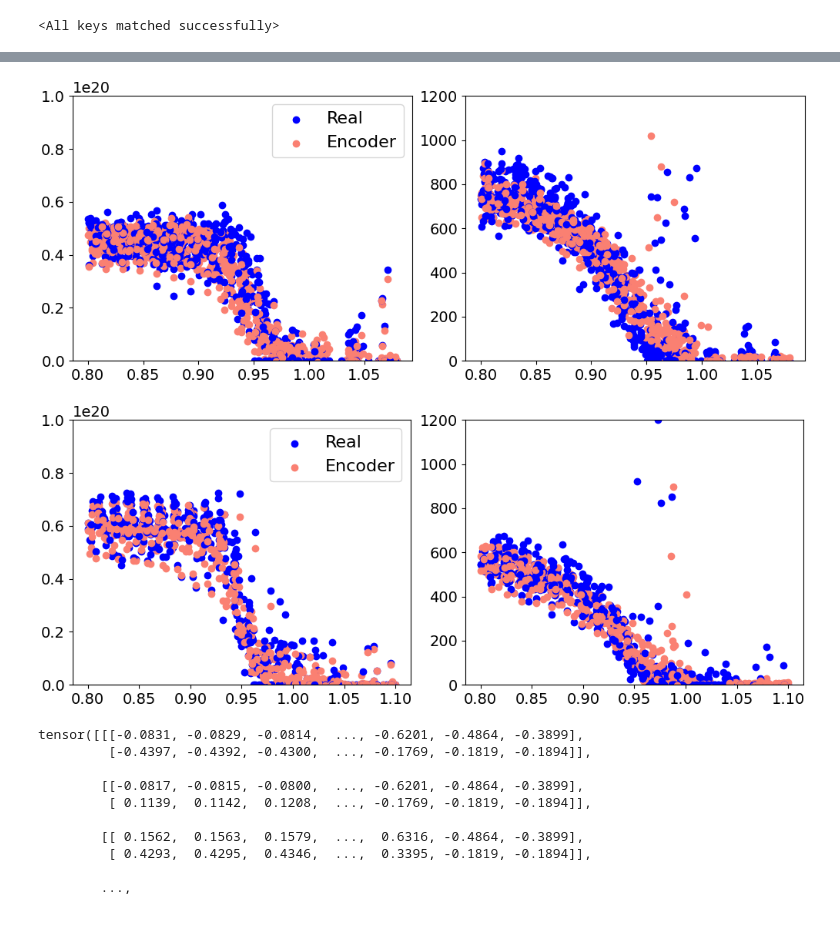
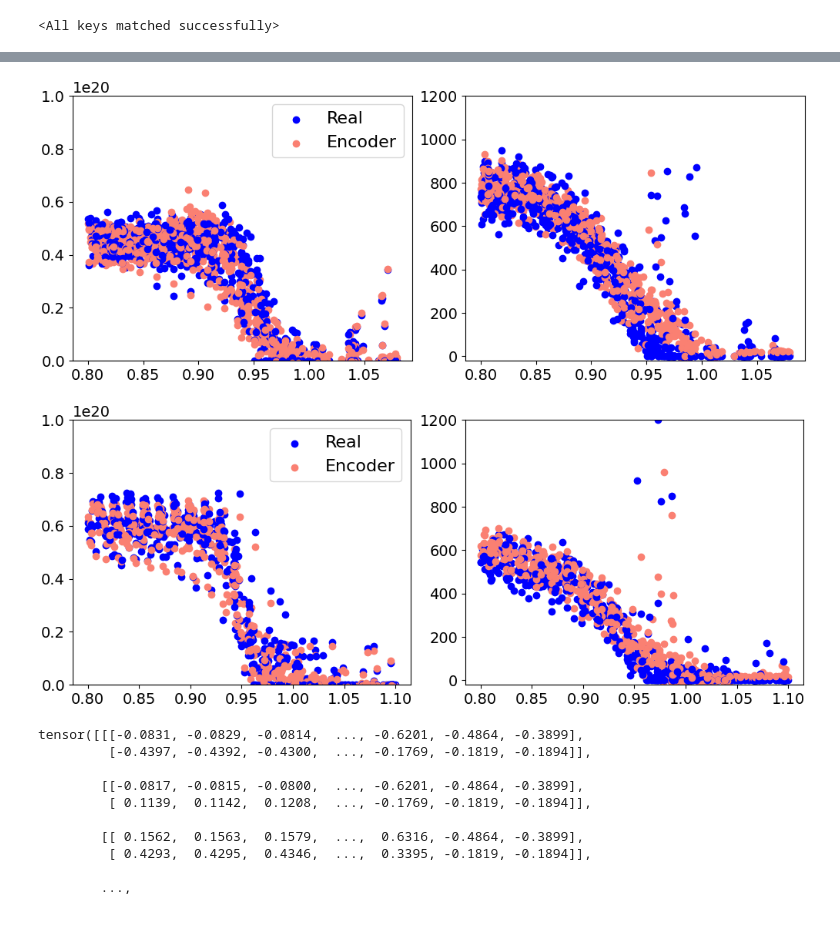
Before and after one commit to fusionby2030/moxie, a Jupyter notebook: experiments/EPED_oder_uns/Paper_Figures.ipynb, the cells around one changed output, grey strips where cells are left out. Saved outputs shown, nothing was run; the diff lists cells and outputs as text; code cells hidden in the pictures.

```diff
--- a/experiments/EPED_oder_uns/Paper_Figures.ipynb
+++ b/experiments/EPED_oder_uns/Paper_Figures.ipynb
@@ -23,7 +23,7 @@ plt.rc('legend', fontsize=MEDIUM_SIZE)    # legend fontsize
 plt.rc('figure', titlesize=BIGGER_SIZE)  # fontsize of the figure title
 %matplotlib widget
 # %%
-with open('/home/adam/ENR_Sven/moxie/data/processed/pedestal_profiles_ML_READY_ak_09022022.pickle', 'rb') as file:
+with open('/home/kitadam/ENR_Sven/moxie/data/processed/pedestal_profiles_ML_READY_ak_09022022.pickle', 'rb') as file:
     full_dict = pickle.load(file)
     train_X, train_y, train_mask, train_radii, train_ids = full_dict['train_dict']['padded']['profiles'],full_dict['train_dict']['padded']['controls'], full_dict['train_dict']['padded']['masks'], full_dict['train_dict']['padded']['radii'] , full_dict['train_dict']['padded']['pulse_time_ids']
     val_X, val_y, val_mask, val_radii, val_ids = full_dict['val_dict']['padded']['profiles'],full_dict['val_dict']['padded']['controls'], full_dict['val_dict']['padded']['masks'], full_dict['val_dict']['padded']['radii'], full_dict['val_dict']['padded']['pulse_time_ids']
@@ -31,8 +31,18 @@ with open('/home/adam/ENR_Sven/moxie/data/processed/pedestal_profiles_ML_READY_a
 
 train_pulse_order = [int(x.split('/')[0]) for x in train_ids]
 train_pulses = list(set(train_pulse_order))
+train_pulse_ids = [[index for index in range(len(train_pulse_order)) if train_pulse_order[index] == pulse] for pulse in train_pulses]
+
+val_pulse_order = [int(x.split('/')[0]) for x in val_ids]
+val_pulses = list(set(val_pulse_order))
+val_pulse_ids = [[index for index in range(len(val_pulse_order)) if val_pulse_order[index] == pulse] for pulse in val_pulses]
+
+test_pulse_order = [int(x.split('/')[0]) for x in test_ids]
+test_pulses = list(set(test_pulse_order))
+test_pulse_ids = [[index for index in range(len(test_pulse_order)) if test_pulse_order[index] == pulse] for pulse in test_pulses]
+
 machine_param_order = ['Q95', 'RGEO', 'CR0', 'VOLM', 'TRIU', 'TRIL', 'ELON', 'POHM', 'IPLA', 'BVAC', 'NBI', 'ICRH', 'ELER']
-jet_pedestal_database = pd.read_csv('/home/adam/ENR_Sven/moxie/data/processed/jet-pedestal-database.csv')
+jet_pedestal_database = pd.read_csv('/home/kitadam/ENR_Sven/moxie/data/raw/jet-pedestal-database.csv')
 jet_pedestal_database = jet_pedestal_database[(jet_pedestal_database['FLAG:HRTSdatavalidated'] > 0) & (jet_pedestal_database['FLAG:DEUTERIUM'] == 1)]
 relevant_columns = ['shot', 'nepedheight10^19(m^-3)','Tepedheight(keV)', 'B(T)','Ip(MA)', 'q95',  'R(m)', 'a(m)','gasflowrateofmainspecies10^22(e/s)',  'P_TOT=PNBI+Pohm+PICRH-Pshi(MW)', 'P_ICRH(MW)', 'P_NBI(MW)','plasmavolume(m^3)', 'averagetriangularity', 'divertorconfiguration', 'FLAG:Seeding', 'FLAG:Kicks',
  'FLAG:RMP',
@@ -85,7 +95,7 @@ experiment_dict =    {
 
     }
 # %%
-experiment_name = "CURRENT" # "TRIANGULARITY", "GASPUFF", "NBI_POWER", "CURRENT"
+experiment_name = "TRIANGULARITY" # "TRIANGULARITY", "GASPUFF", "NBI_POWER", "CURRENT"
 experiment = experiment_dict[experiment_name]
 pulse_low_id, pulse_high_id = experiment['PULSE_LOW']['id'], experiment['PULSE_HIGH']['id']
 options = [pulse_low_id, pulse_high_id]
@@ -113,15 +127,14 @@ from moxie.experiments.DIVA_EXP_AK_1 import EXAMPLE_DIVA_EXP_AK
 
 import pytorch_lightning as pl
 model_hyperparams = {'in_ch': 2, 'out_length':19,
-    'mach_latent_dim': 11, 'stoch_latent_dim': 3,
+    'mach_latent_dim': 10, 'stoch_latent_dim': 3,
     'beta_stoch': 10e-3,
     'beta_mach':  250., 'alpha_mach': 1.0, 'alpha_prof': 1.0,
     'loss_type': 'semi-supervised'}
 model = DIVAMODEL(**model_hyperparams)
-# REDUCED_PHYSICS_11MD_3SD_100BM_0.01BS_1AM_1AP_128ENCDENSE_50EP_0.15GAMMA
-model_name = 'REDUCED_PHYSICS_11MD_3SD_100BM_0.01BS_1AM_1AP_128ENCDENSE_50EP_0.2GAMMA'
-# model_name = "REDUCED_PHYSICS_11MD_3SD_100BM_0.01BS_1AM_1AP_128ENCDENSE_1000EP_0.1GAMMA"
-# model_name = 'REDUCED_SECULAR_11MD_3SD_100BM_0.01BS_1AM_1AP_128ENCDENSE_75EP'
+model_name = 'REDUCED_PHYSICS_10MD_3SD_1500BMUN_0.002BMSUP_0.1BS_400AM_450AP_128ENCDENSE_50EP_0.01GAMMA'
+# model_name = 'REDUCED_SECULAR_10MD_3SD_1500BMUN_0.001BMSUP_0.1BS_400AM_400AP_128ENCDENSE_50EP'
+model_name = 'REDUCED_PHYSICS_10MD_3SD_100BMUN_0.003BMSUP_0.1BS_400AM_1000AP_128ENCDENSE_50EP_0.1GAMMA'
 state_dict = torch.load('./model_results/modelstatedict_{}.pth'.format(model_name))
 model.load_state_dict(state_dict['model'])
 # %% [output]
@@ -305,31 +334,31 @@ tensor([[ 3.3936e+00,  2.9071e+00,  9.1991e-01,  7.5080e+01,  3.8897e-01,
 # %%
 plt.close('all')
 # Compare from encoder and real
-def plot_profiles(profiles_real, radii, masks, profiles_enc):
+def plot_profiles(profiles_real, radii, masks, profiles_enc, plot_params={}):
     d_profs_real, t_profs_real = profiles_real[:, 0, :], profiles_real[:, 1, :]
     d_profs_enc, t_profs_enc = profiles_enc[:, 0, :], profiles_enc[:, 1, :]
 
     fig, axs = plt.subplots(1, 2, figsize=(10, 4), constrained_layout=True)
     for n, (d_prof_real, t_prof_real, rad, mask, d_prof_enc, t_prof_enc) in enumerate(zip(d_profs_real, t_profs_real, radii, masks, d_profs_enc, t_profs_enc)):
 
         axs[0].scatter(rad[mask], d_prof_real[mask], c='blue', label='Real')
         axs[1].scatter(rad[mask], t_prof_real[mask], c='blue')
 
         axs[0].scatter(rad[mask], d_prof_enc[mask], c='salmon', label='Encoder')
         axs[1].scatter(rad[mask], t_prof_enc[mask], c='salmon')
 
 
         if n == 0:
             axs[0].legend()
     axs[1].set_ylim(T_LIM)
     axs[0].set_ylim(0, 1e20)
     plt.show()
 
 plot_profiles(PULSE_1_real[0], PULSE_1_real[1], PULSE_1_real[2],PULSE_1_profs_encoder )
 plot_profiles(PULSE_2_real[0], PULSE_2_real[1], PULSE_2_real[2],PULSE_2_profs_encoder )
 # %% [output]
-[figure, old version]
+[figure, new version]
-[figure, old version]
+[figure, new version]
 # %%
 # %% [output]
 tensor([[[-0.0831, -0.0829, -0.0814,  ..., -0.6201, -0.4864, -0.3899],
```
Also changed, not shown: parts of 5 cells of this notebook, 5 other files.
